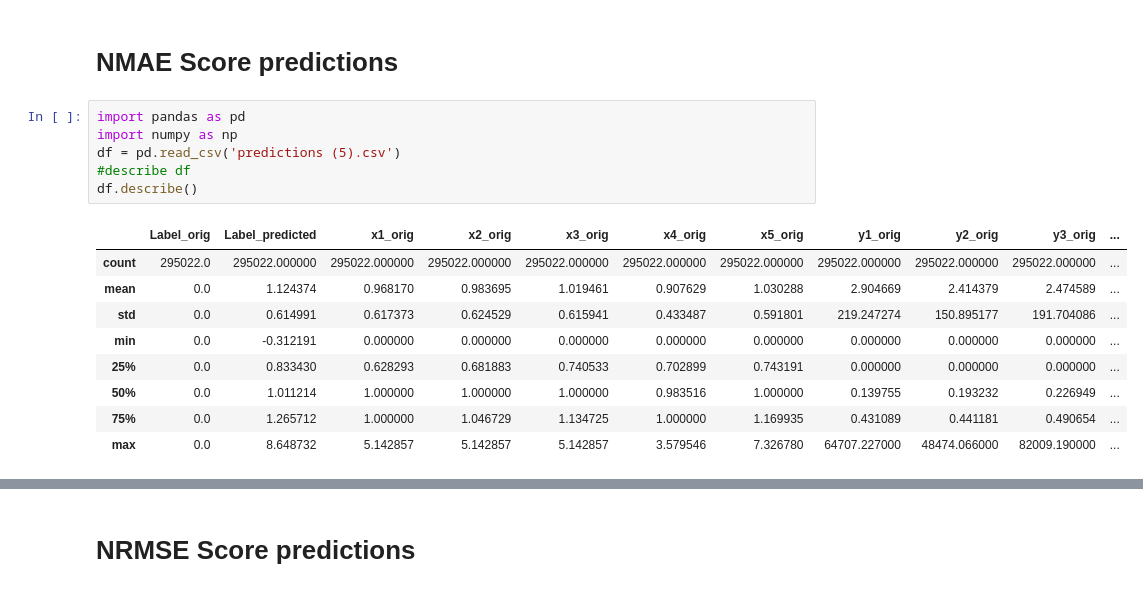
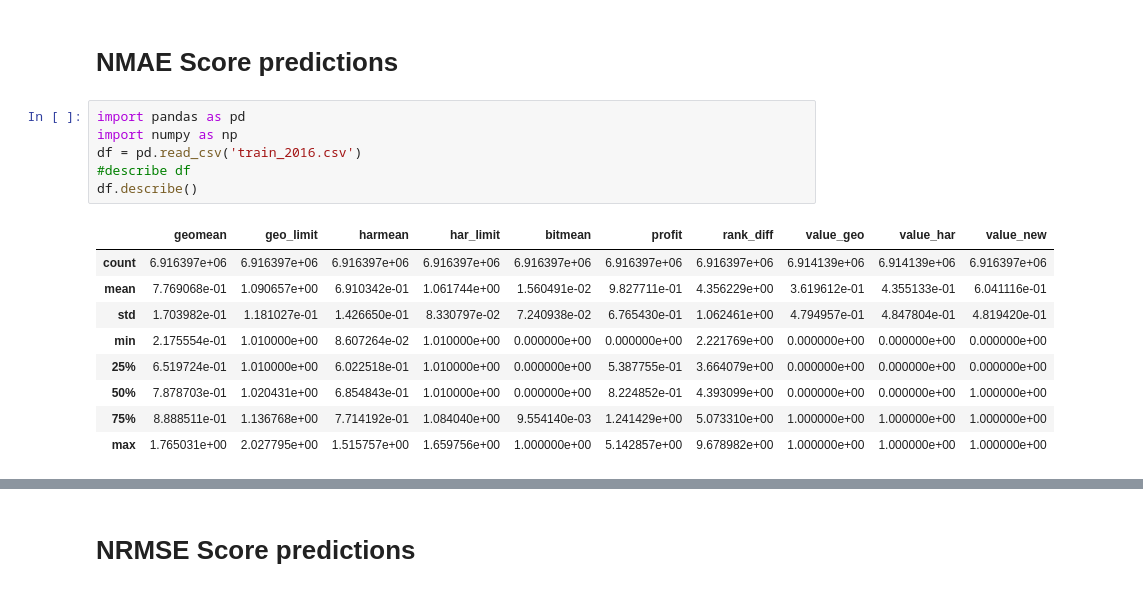
Before and after one commit to khanhha1005/Microsoft_Auto_ML, a Jupyter notebook: AutoML.ipynb, the cells around one changed output, grey strips where cells are left out. Cells and saved outputs as stored; diff of their text form.

```diff
--- a/AutoML.ipynb
+++ b/AutoML.ipynb
@@ -41,16 +63,16 @@ df1.describe()
 # %%
 import pandas as pd
 import numpy as np
-df = pd.read_csv('predictions (5).csv')
+df = pd.read_csv('train_2016.csv')
 #describe df
 df.describe()
 # %% [output]
-|  | Label_orig | Label_predicted | x1_orig | x2_orig | x3_orig | x4_orig | x5_orig | y1_orig | y2_orig | y3_orig | ... |
-| count | 295022.0 | 295022.000000 | 295022.000000 | 295022.000000 | 295022.000000 | 295022.000000 | 295022.000000 | 295022.000000 | 295022.000000 | 295022.000000 | ... |
-| mean | 0.0 | 1.124374 | 0.968170 | 0.983695 | 1.019461 | 0.907629 | 1.030288 | 2.904669 | 2.414379 | 2.474589 | ... |
-| std | 0.0 | 0.614991 | 0.617373 | 0.624529 | 0.615941 | 0.433487 | 0.591801 | 219.247274 | 150.895177 | 191.704086 | ... |
-| min | 0.0 | -0.312191 | 0.000000 | 0.000000 | 0.000000 | 0.000000 | 0.000000 | 0.000000 | 0.000000 | 0.000000 | ... |
-| 25% | 0.0 | 0.833430 | 0.628293 | 0.681883 | 0.740533 | 0.702899 | 0.743191 | 0.000000 | 0.000000 | 0.000000 | ... |
-| 50% | 0.0 | 1.011214 | 1.000000 | 1.000000 | 1.000000 | 0.983516 | 1.000000 | 0.139755 | 0.193232 | 0.226949 | ... |
-| 75% | 0.0 | 1.265712 | 1.000000 | 1.046729 | 1.134725 | 1.000000 | 1.169935 | 0.431089 | 0.441181 | 0.490654 | ... |
-| max | 0.0 | 8.648732 | 5.142857 | 5.142857 | 5.142857 | 3.579546 | 7.326780 | 64707.227000 | 48474.066000 | 82009.190000 | ... |
+|  | geomean | geo_limit | harmean | har_limit | bitmean | profit | rank_diff | value_geo | value_har | value_new |
+| count | 6.916397e+06 | 6.916397e+06 | 6.916397e+06 | 6.916397e+06 | 6.916397e+06 | 6.916397e+06 | 6.916397e+06 | 6.914139e+06 | 6.914139e+06 | 6.916397e+06 |
+| mean | 7.769068e-01 | 1.090657e+00 | 6.910342e-01 | 1.061744e+00 | 1.560491e-02 | 9.827711e-01 | 4.356229e+00 | 3.619612e-01 | 4.355133e-01 | 6.041116e-01 |
+| std | 1.703982e-01 | 1.181027e-01 | 1.426650e-01 | 8.330797e-02 | 7.240938e-02 | 6.765430e-01 | 1.062461e+00 | 4.794957e-01 | 4.847804e-01 | 4.819420e-01 |
+| min | 2.175554e-01 | 1.010000e+00 | 8.607264e-02 | 1.010000e+00 | 0.000000e+00 | 0.000000e+00 | 2.221769e+00 | 0.000000e+00 | 0.000000e+00 | 0.000000e+00 |
+| 25% | 6.519724e-01 | 1.010000e+00 | 6.022518e-01 | 1.010000e+00 | 0.000000e+00 | 5.387755e-01 | 3.664079e+00 | 0.000000e+00 | 0.000000e+00 | 0.000000e+00 |
+| 50% | 7.878703e-01 | 1.020431e+00 | 6.854843e-01 | 1.010000e+00 | 0.000000e+00 | 8.224852e-01 | 4.393099e+00 | 0.000000e+00 | 0.000000e+00 | 1.000000e+00 |
+| 75% | 8.888511e-01 | 1.136768e+00 | 7.714192e-01 | 1.084040e+00 | 9.554140e-03 | 1.241429e+00 | 5.073310e+00 | 1.000000e+00 | 1.000000e+00 | 1.000000e+00 |
+| max | 1.765031e+00 | 2.027795e+00 | 1.515757e+00 | 1.659756e+00 | 1.000000e+00 | 5.142857e+00 | 9.678982e+00 | 1.000000e+00 | 1.000000e+00 | 1.000000e+00 |
```
Also changed, not shown: parts of 8 cells of this notebook.
